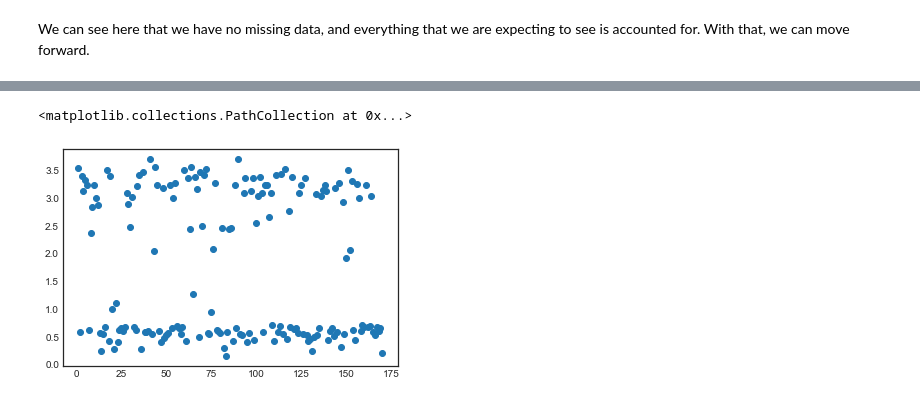
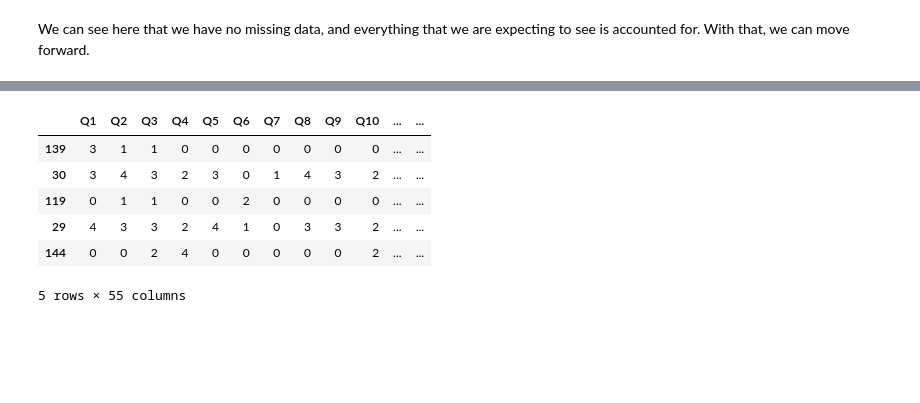
Before and after one commit to ccvale/Divorce-Datatset-Analysis, a Jupyter notebook: divorces.ipynb, the cells around one changed output, grey strips where cells are left out. Cells and saved outputs as stored; diff of their text form; code cells hidden in the pictures; blank space fills up the shorter version.

```diff
--- a/divorces.ipynb
+++ b/divorces.ipynb
@@ -154,5 +134,15 @@ plt.hist(divorces['avg_score']) # showing the distribution of these average scor
-# %%
-plt.scatter([_ for _ in range(1, 171)], divorces['avg_score']) # and a scatter for good measure
-# %% [output]
-<matplotlib.collections.PathCollection at 0x...>
-[figure, removed]
+# %%
+y = divorces.Divorce
+divorces = divorces.drop(['Divorce'], axis=1)
+X = preprocessing.scale(divorces)
+
+divorces['avg_score'] = divorces.mean(axis=1) # thought this was interesting to add, what can we do with this?
+divorces.head() # now that we dropped our response variable, and added our new average score variable, we take another look
+# %% [output]
+|  | Q1 | Q2 | Q3 | Q4 | Q5 | Q6 | Q7 | Q8 | Q9 | Q10 | ... | ... |
+| 139 | 3 | 1 | 1 | 0 | 0 | 0 | 0 | 0 | 0 | 0 | ... | ... |
+| 30 | 3 | 4 | 3 | 2 | 3 | 0 | 1 | 4 | 3 | 2 | ... | ... |
+| 119 | 0 | 1 | 1 | 0 | 0 | 2 | 0 | 0 | 0 | 0 | ... | ... |
+| 29 | 4 | 3 | 3 | 2 | 4 | 1 | 0 | 3 | 3 | 2 | ... | ... |
+| 144 | 0 | 0 | 2 | 4 | 0 | 0 | 0 | 0 | 0 | 2 | ... | ... |
+5 rows × 55 columns
```
Also changed, not shown: parts of 10 cells of this notebook.
